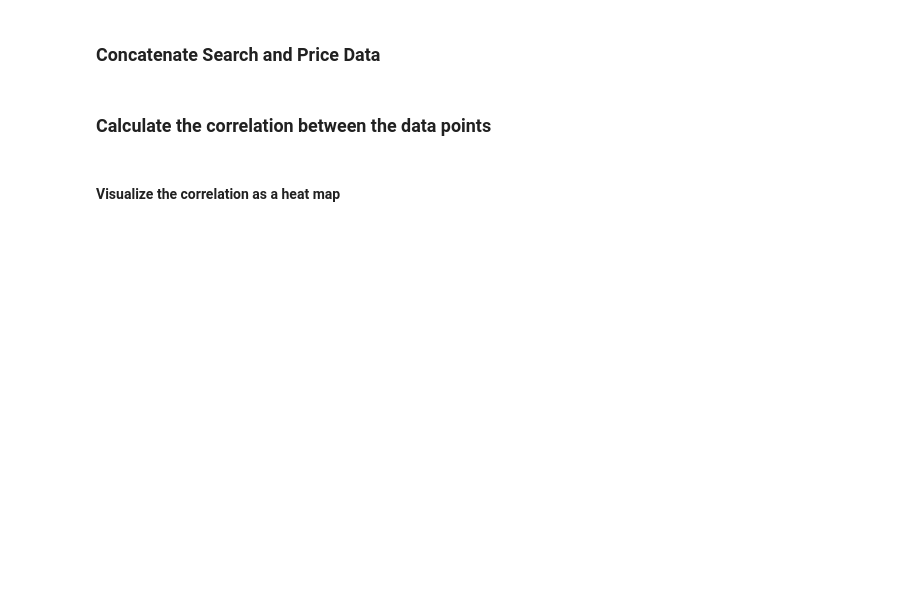
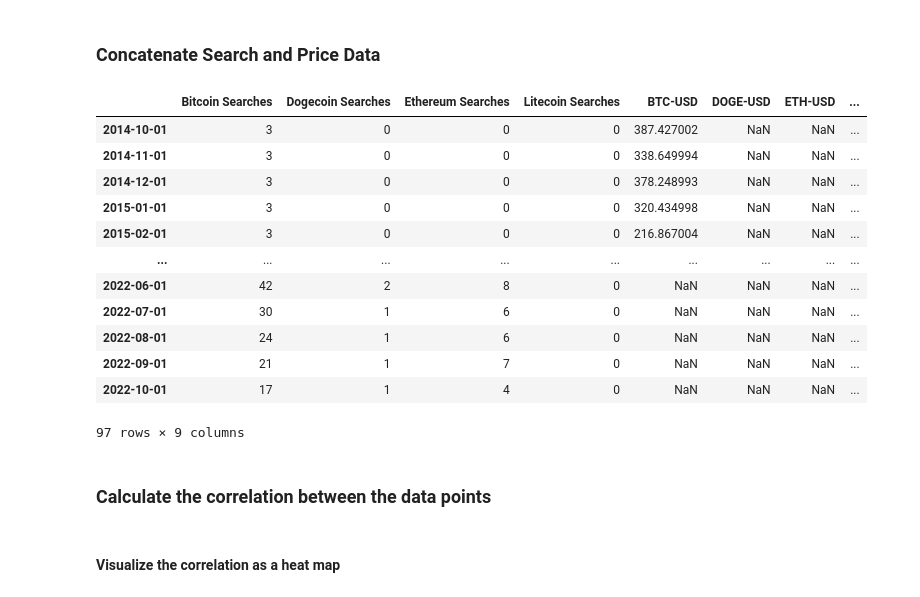
Before and after one commit to larry-lime/btc-stat-analysis, a Jupyter notebook: src/search_and_price/search_and_price.ipynb, the cells around one changed output. Saved outputs shown, nothing was run; the diff lists cells and outputs as text; code cells hidden in the pictures; blank space fills up the shorter version.

```diff
--- a/src/search_and_price/search_and_price.ipynb
+++ b/src/search_and_price/search_and_price.ipynb
@@ -485,2 +174,2 @@ pk.load(open("binary\\crypto_price_data.p", "rb"))
 # %%
-pk.load(open("binary\\new_search_data.p", "rb"))
+pk.load(open("binary/new_search_data.p", "rb"))
@@ -491,29 +193,43 @@ search_data
 # %%
-price_data = pk.load(open("binary\\crypto_price_data.p", "rb"))
-search_data = pk.load(open("binary\\new_search_data.p", "rb"))
+price_data = pk.load(open("binary/crypto_price_data.p", "rb"))
+search_data = pk.load(open("binary/new_search_data.p", "rb"))
 search_data.drop(search_data.index[-1], inplace=True)
 search_data
 
 # Iterate over the price_data columns and drop the columns that do not have the string "Close" in them
 for i in price_data.columns:
     if "Open" not in i:
         price_data.drop(i, inplace=True, axis=1)
 
 # Concatendate the two dataframes
 search_and_price_concat = pd.concat([search_data,price_data],axis=1)
 
 # Add a column to the dataframe that contains the length of the dataframe
 search_and_price_concat['Time'] = [i for i in range(len(search_and_price_concat.index))]
 
 search_and_price_concat.columns = ['Bitcoin Searches', 'Dogecoin Searches', 'Ethereum Searches', 'Binance Coin Searches', 'Litecoin Searches', 'BNB-USD', 'BTC-USD', 'DOGE-USD','ETH-USD','LTC-USD','Time']
 search_and_price_concat.drop(['Binance Coin Searches','BNB-USD'],
                              inplace=True,
                              axis='columns')
 
 
 # Save the dataframe
-pk.dump(search_and_price_concat, open("binary\\search_and_price_concat.p", "wb"))
+pk.dump(search_and_price_concat, open("binary/search_and_price_concat.p", "wb"))
 search_and_price_concat
+# %% [output]
+|  | Bitcoin Searches | Dogecoin Searches | Ethereum Searches | Litecoin Searches | BTC-USD | DOGE-USD | ETH-USD | ... |
+| 2014-10-01 | 3 | 0 | 0 | 0 | 387.427002 | NaN | NaN | ... |
+| 2014-11-01 | 3 | 0 | 0 | 0 | 338.649994 | NaN | NaN | ... |
+| 2014-12-01 | 3 | 0 | 0 | 0 | 378.248993 | NaN | NaN | ... |
+| 2015-01-01 | 3 | 0 | 0 | 0 | 320.434998 | NaN | NaN | ... |
+| 2015-02-01 | 3 | 0 | 0 | 0 | 216.867004 | NaN | NaN | ... |
+| ... | ... | ... | ... | ... | ... | ... | ... | ... |
+| 2022-06-01 | 42 | 2 | 8 | 0 | NaN | NaN | NaN | ... |
+| 2022-07-01 | 30 | 1 | 6 | 0 | NaN | NaN | NaN | ... |
+| 2022-08-01 | 24 | 1 | 6 | 0 | NaN | NaN | NaN | ... |
+| 2022-09-01 | 21 | 1 | 7 | 0 | NaN | NaN | NaN | ... |
+| 2022-10-01 | 17 | 1 | 4 | 0 | NaN | NaN | NaN | ... |
+97 rows × 9 columns
 # %% [markdown]
 ### Calculate the correlation between the data points
 # %%
```
Also changed, not shown: parts of 75 cells of this notebook, 31 other files.
